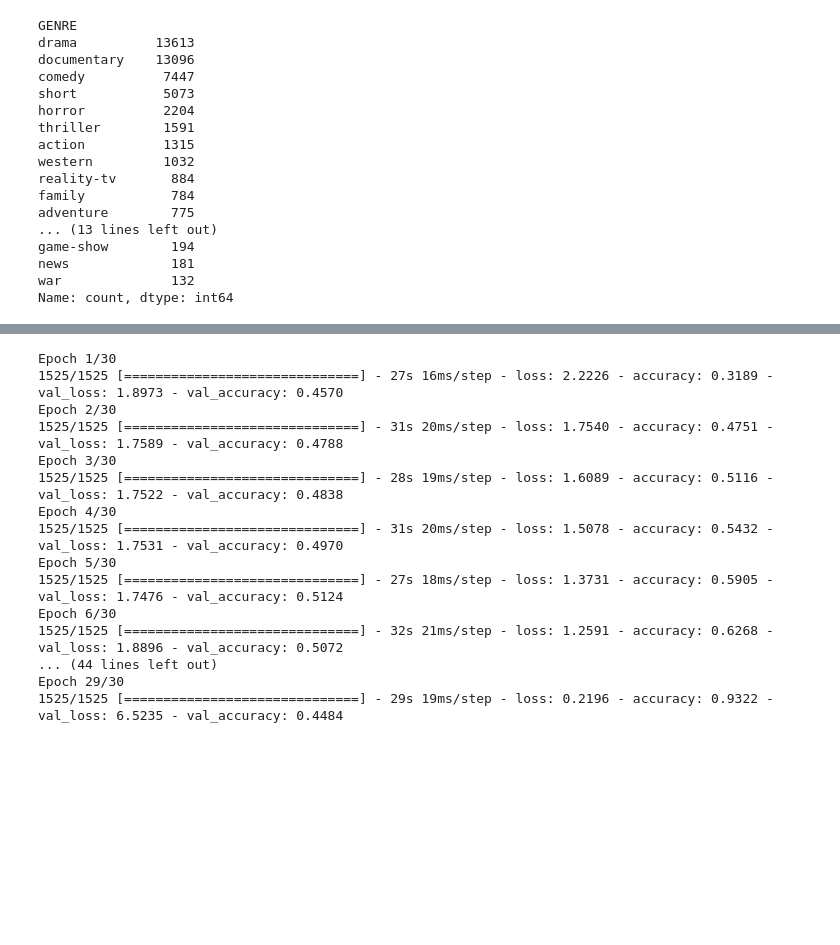
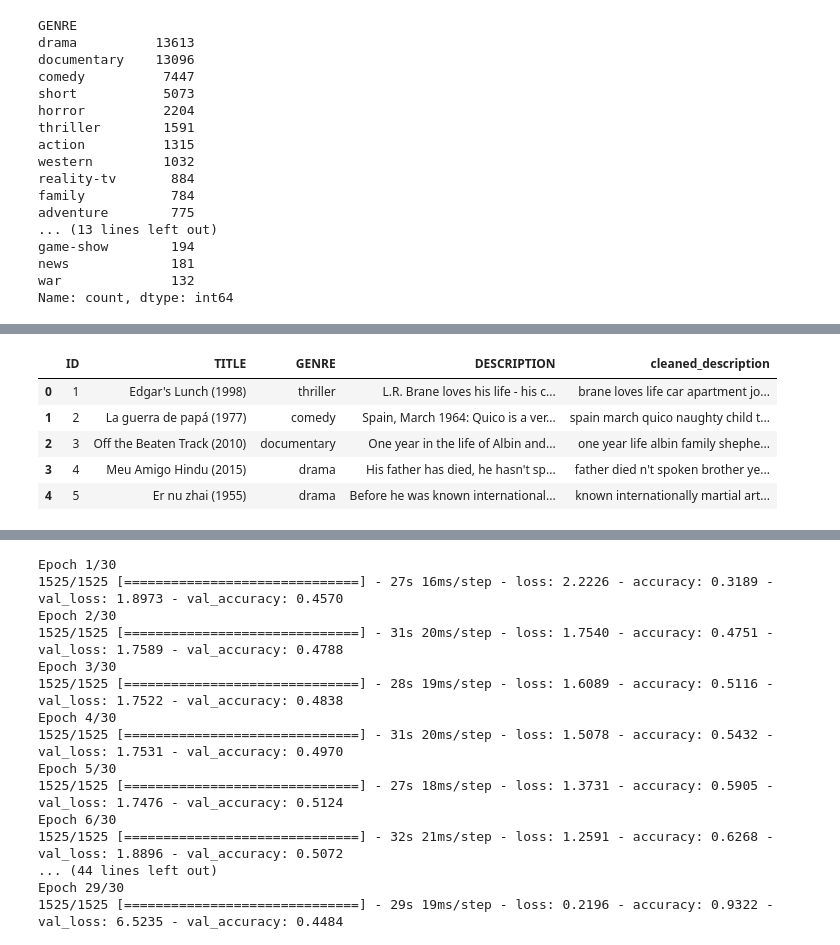
Before and after one commit to awaisnazir08/CODSOFT, a Jupyter notebook: Movie Genre Classification/task1.1.ipynb, the cells around one changed output, grey strips where cells are left out. Drawn from its saved outputs; the diff is of its cells as text; code cells hidden in the pictures; blank space fills up the shorter version.

```diff
--- a/Movie Genre Classification/task1.1.ipynb
+++ b/Movie Genre Classification/task1.1.ipynb
@@ -87,0 +119,5 @@ df_new
+# %%
+test_sentences = []
+for sentence in test_description:
+    sentence = remove_stopwords(sentence)
+    test_sentences.append(sentence)
@@ -87,0 +134,10 @@ df_new
+# %%
+test_data['cleaned_description'] = test_sentences
+test_data.head()
+# %% [output]
+|  | ID | TITLE | GENRE | DESCRIPTION | cleaned_description |
+| 0 | 1 | Edgar's Lunch (1998) | thriller | L.R. Brane loves his life - his c... | brane loves life car apartment jo... |
+| 1 | 2 | La guerra de papá (1977) | comedy | Spain, March 1964: Quico is a ver... | spain march quico naughty child t... |
+| 2 | 3 | Off the Beaten Track (2010) | documentary | One year in the life of Albin and... | one year life albin family shephe... |
+| 3 | 4 | Meu Amigo Hindu (2015) | drama | His father has died, he hasn't sp... | father died n't spoken brother ye... |
+| 4 | 5 | Er nu zhai (1955) | drama | Before he was known international... | known internationally martial art... |
```
Also changed, not shown: parts of 33 cells of this notebook, 2 other files.
